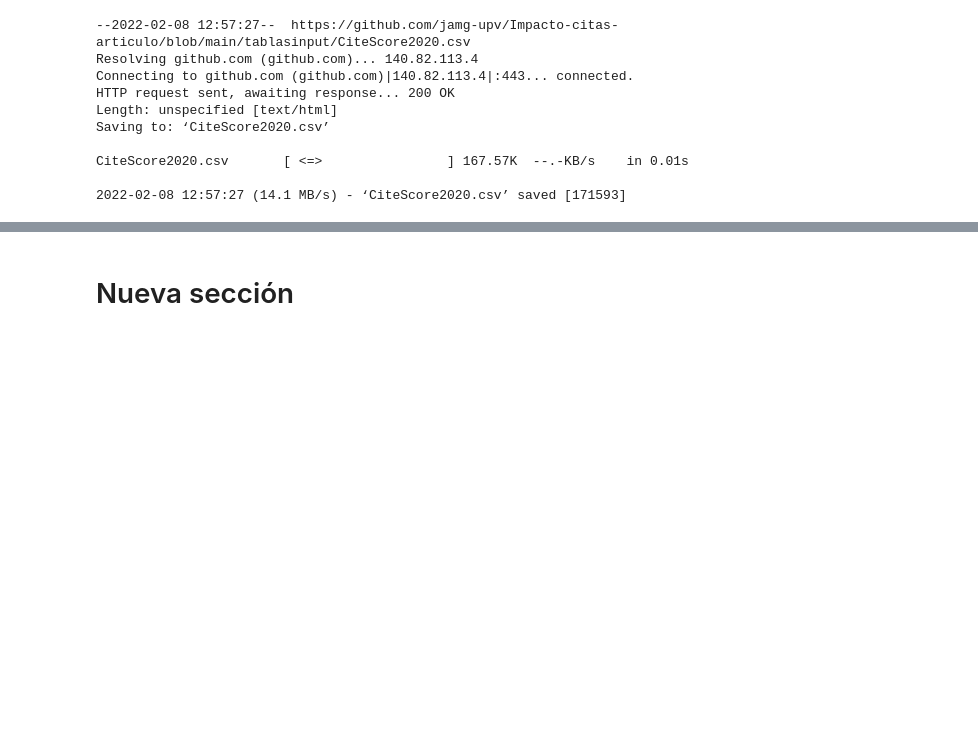
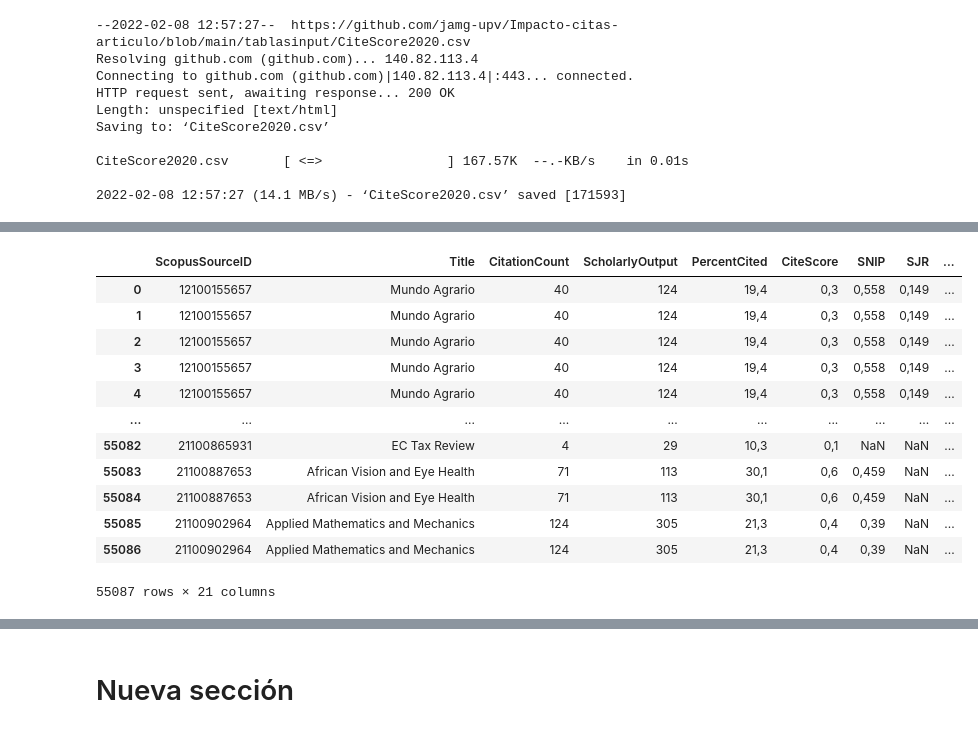
Before and after one commit to jamg-upv/Impacto-citas-articulo, a Jupyter notebook: impactoencitas.ipynb, the cells around one changed output, grey strips where cells are left out. Drawn from its saved outputs; the diff is of its cells as text; code cells hidden in the pictures; blank space fills up the shorter version.

```diff
--- a/impactoencitas.ipynb
+++ b/impactoencitas.ipynb
@@ -121,0 +178,16 @@ CS2020
+# %%
+CS2018
+# %% [output]
+|  | ScopusSourceID | Title | CitationCount | ScholarlyOutput | PercentCited | CiteScore | SNIP | SJR | ... |
+| 0 | 12100155657 | Mundo Agrario | 40 | 124 | 19,4 | 0,3 | 0,558 | 0,149 | ... |
+| 1 | 12100155657 | Mundo Agrario | 40 | 124 | 19,4 | 0,3 | 0,558 | 0,149 | ... |
+| 2 | 12100155657 | Mundo Agrario | 40 | 124 | 19,4 | 0,3 | 0,558 | 0,149 | ... |
+| 3 | 12100155657 | Mundo Agrario | 40 | 124 | 19,4 | 0,3 | 0,558 | 0,149 | ... |
+| 4 | 12100155657 | Mundo Agrario | 40 | 124 | 19,4 | 0,3 | 0,558 | 0,149 | ... |
+| ... | ... | ... | ... | ... | ... | ... | ... | ... | ... |
+| 55082 | 21100865931 | EC Tax Review | 4 | 29 | 10,3 | 0,1 | NaN | NaN | ... |
+| 55083 | 21100887653 | African Vision and Eye Health | 71 | 113 | 30,1 | 0,6 | 0,459 | NaN | ... |
+| 55084 | 21100887653 | African Vision and Eye Health | 71 | 113 | 30,1 | 0,6 | 0,459 | NaN | ... |
+| 55085 | 21100902964 | Applied Mathematics and Mechanics | 124 | 305 | 21,3 | 0,4 | 0,39 | NaN | ... |
+| 55086 | 21100902964 | Applied Mathematics and Mechanics | 124 | 305 | 21,3 | 0,4 | 0,39 | NaN | ... |
+55087 rows × 21 columns
```
Also changed, not shown: parts of 13 cells of this notebook.
